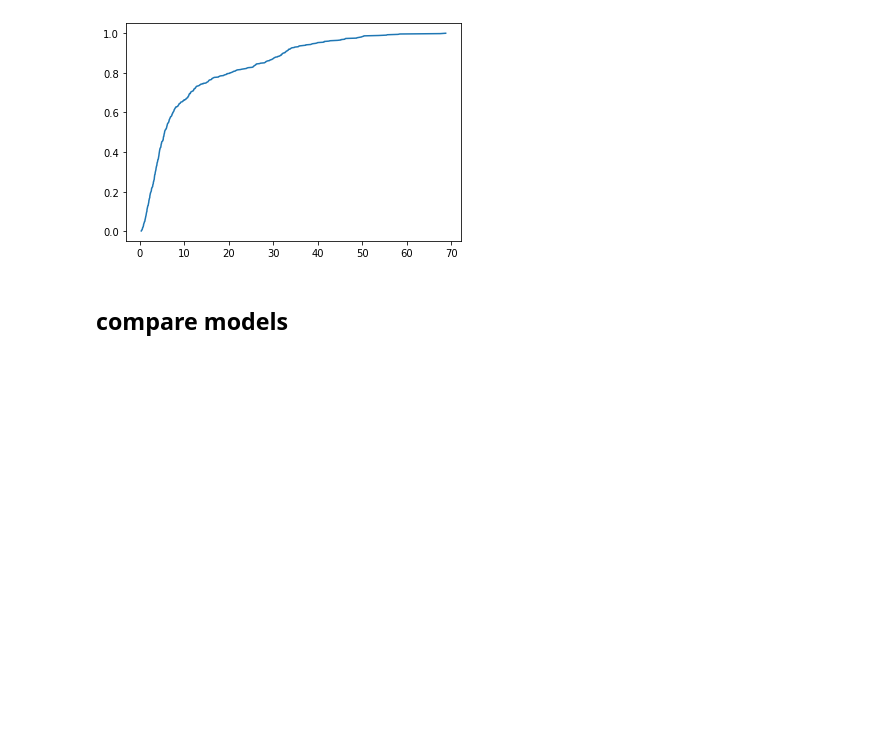
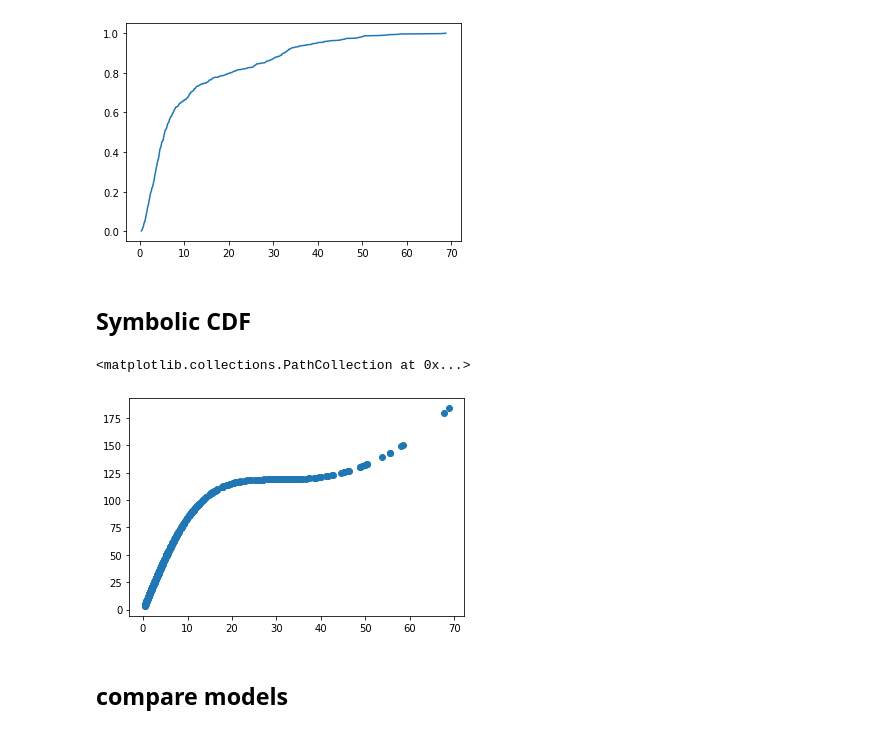
Before and after one commit to olgaborodina/be-open, a Jupyter notebook: main-project.ipynb, the cells around one changed output. Cells and saved outputs as stored; diff of their text form; code cells hidden in the pictures; blank space fills up the shorter version.

Commit message:
Symbolic CDF

```diff
--- a/main-project.ipynb
+++ b/main-project.ipynb
@@ -121,6 +121,29 @@ plt.plot(CDF_x, CDF)
 # %% [output]
 [<matplotlib.lines.Line2D at 0x...>]
 [figure]
+# %% [markdown]
+## Symbolic CDF
+# %%
+rho_0, r_c, r_t, r = sympy.symbols('rho_0 r_c r_t r')
+expr=rho_0 * (((1 + (r / r_c) ** 2) ** -0.5 - (1 + (r_t / r_c) ** 2) ** -0.5) ** 2)
+cdf = sympy.integrate(expr, r)
+# %%
+cdf_fun = sympy.utilities.lambdify([rho_0, r_c, r_t, r], cdf)
+
+"""
+def log_likelihood(theta, x, xerr):
+    rho_0, r_c, r_t = theta
+    model = cdf_fun(rho_0, r_c, r_t, x)
+
+    sigma2 = xerr**2
+    return -0.5 * np.sum((y - model) ** 2 / sigma2 + np.log(sigma2))
+
+"""
+
+#plt.scatter(d, cdf_fun(50,20,30,d.value))
+# %% [output]
+<matplotlib.collections.PathCollection at 0x...>
+[figure, added]
 # %% [markdown]
 ## compare models
 # %% [markdown]
```
Also changed, not shown: parts of 1 cell of this notebook.
